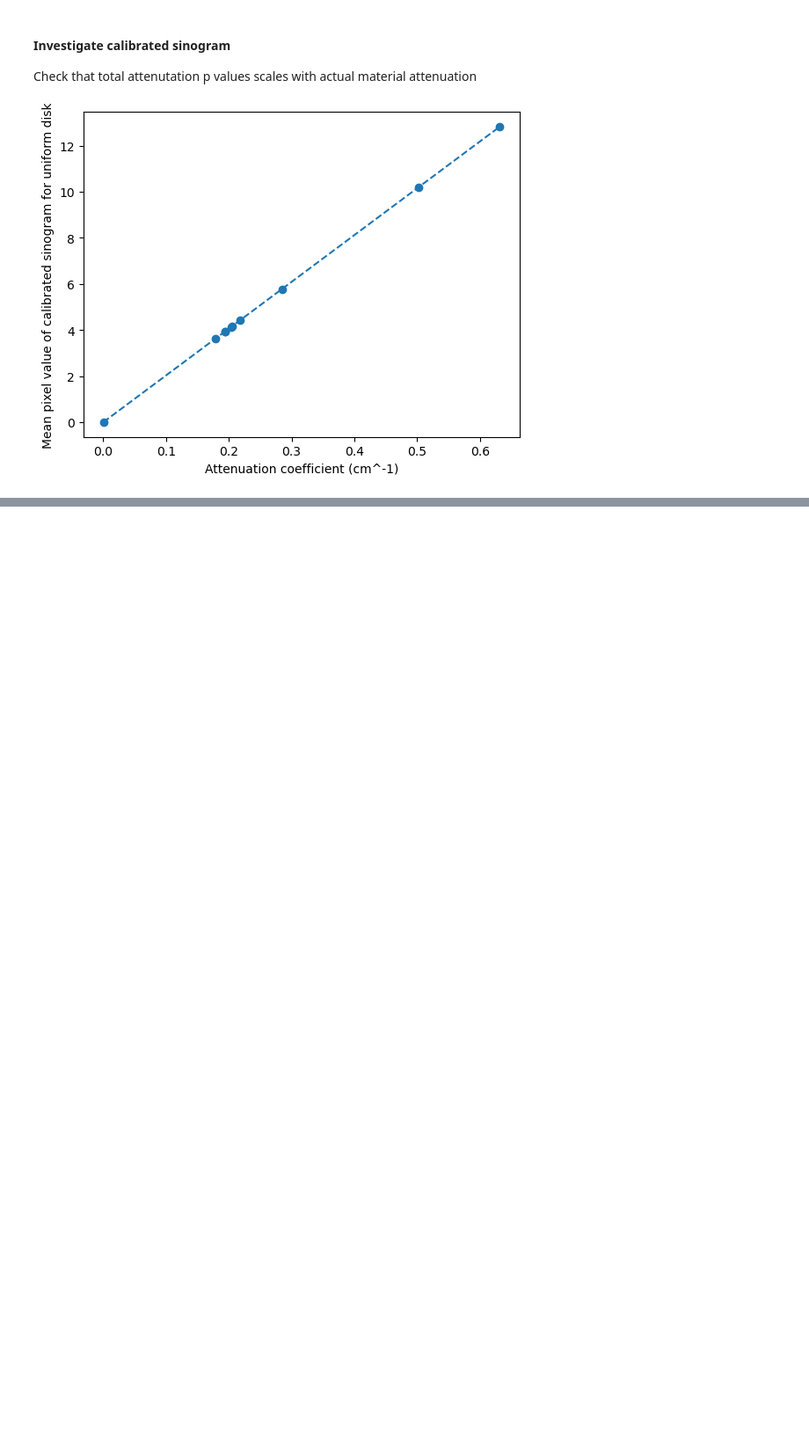
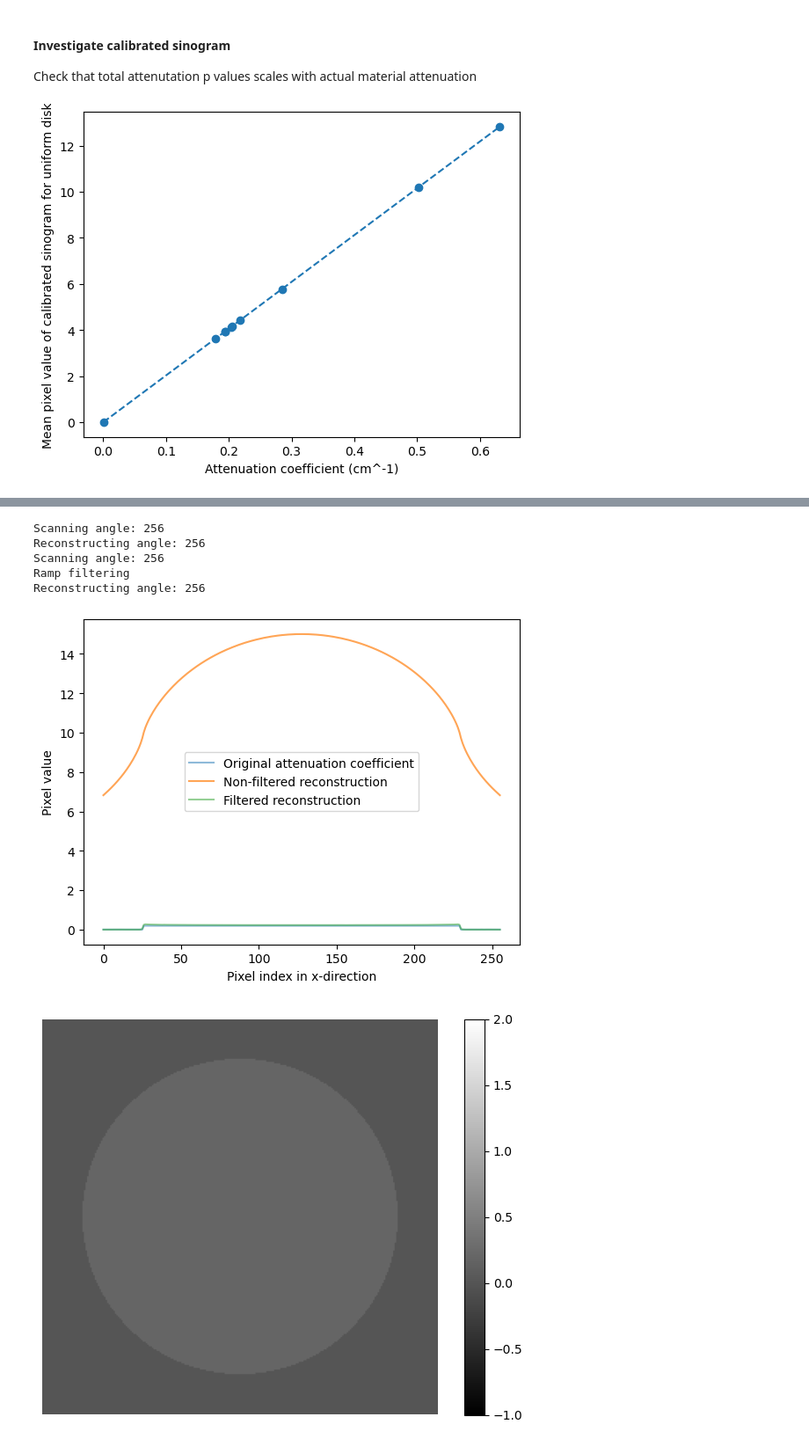
Before and after one commit to SunnyRT/GG2_CT_reconstruction, a Jupyter notebook: exp_rt.ipynb, the cells around one changed output, grey strips where cells are left out. Shown at 88% size. Cells and saved outputs as stored; diff of their text form; code cells hidden in the pictures; blank space fills up the shorter version.

```diff
--- a/exp_rt.ipynb
+++ b/exp_rt.ipynb
@@ -331,0 +354,35 @@ plt.show()
+# %%
+# initial conditions
+p1 = ct_phantom(material.name, 256, 1, 'Water')
+
+# convert phantom where each pixel stores material index to attenuation coefficient mu at the peak energy value
+peak_energy = 0.07 # MeV
+p1_mu = phantom_mu(p1, material, peak_energy)
+
+s_real = source.photon('100kVp, 2mm Al')
+y1_nofilter = scan_and_reconstruct(s_real, material, p1, scale, 256, with_filter=False)
+y1_filter = scan_and_reconstruct(s_real, material, p1, scale, 256)
+# %% [output]
+Scanning angle: 256
+Reconstructing angle: 256
+Scanning angle: 256
+Ramp filtering
+Reconstructing angle: 256
+# %%
+# plot the 1D cross-section of the reconstructed image
+plt.plot(p1_mu[128,:], alpha=0.5, label='Original attenuation coefficient')
+plt.plot(y1_nofilter[128,:], alpha=0.7, label='Non-filtered reconstruction')
+plt.plot(y1_filter[128,:], alpha=0.5, label='Filtered reconstruction')
+
+plt.legend()
+plt.xlabel('Pixel index in x-direction')
+plt.ylabel('Pixel value')
+
+
+# display the drawings of the reconstructed image and the phantom
+draw(p1_mu, caxis=[-1,2])
+draw(y1_nofilter)
+draw(y1_filter, caxis=[-1,2])
+# %% [output]
+[figure, added]
+[figure, added]
```
Also changed, not shown: parts of 17 cells of this notebook, 1 other file.
